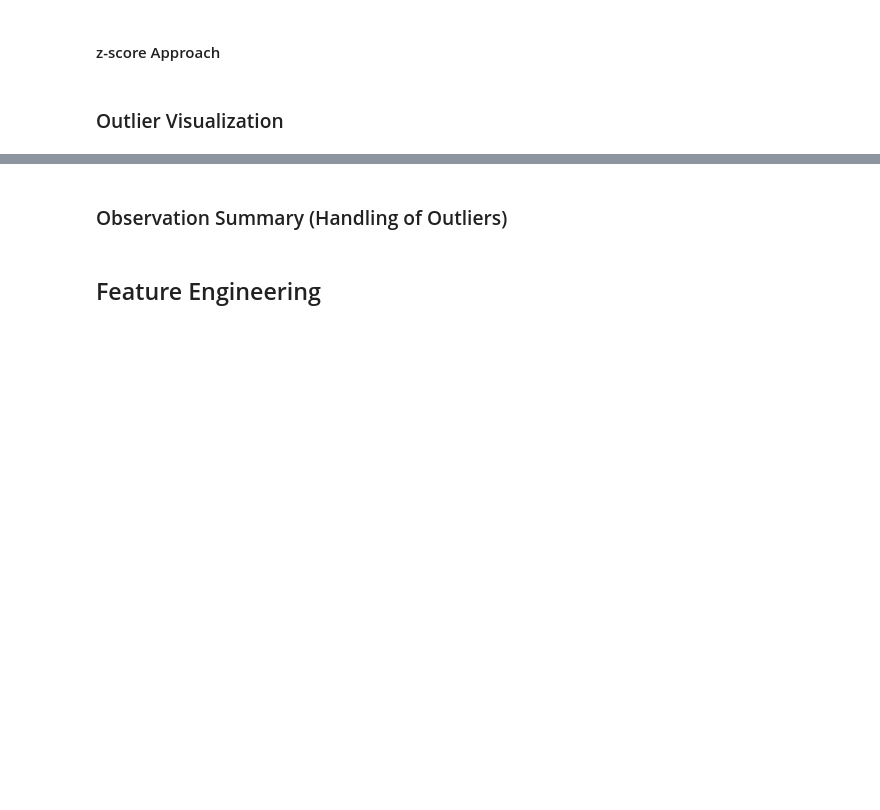
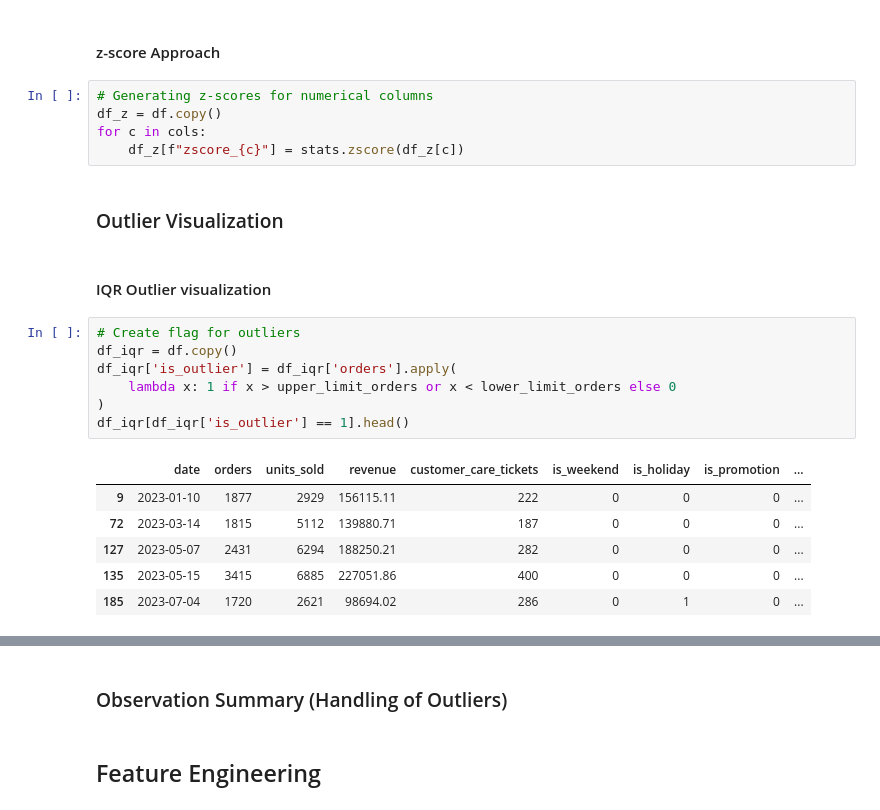
Before and after one commit to traha-89/ecommerce_demand_forecasting, a Jupyter notebook: notebooks/demand_forecasting_analysis.ipynb, the cells around one changed output, grey strips where cells are left out. Cells and saved outputs as stored; diff of their text form; blank space fills up the shorter version.

```diff
--- a/notebooks/demand_forecasting_analysis.ipynb
+++ b/notebooks/demand_forecasting_analysis.ipynb
@@ -118,4 +132,25 @@ df.duplicated().sum()
 # %% [markdown]
 #### z-score Approach
+# %%
+# Generating z-scores for numerical columns
+df_z = df.copy()
+for c in cols:
+    df_z[f"zscore_{c}"] = stats.zscore(df_z[c])
 # %% [markdown]
 ### Outlier Visualization
+# %% [markdown]
+#### IQR Outlier visualization
+# %%
+# Create flag for outliers
+df_iqr = df.copy()
+df_iqr['is_outlier'] = df_iqr['orders'].apply(
+    lambda x: 1 if x > upper_limit_orders or x < lower_limit_orders else 0
+)
+df_iqr[df_iqr['is_outlier'] == 1].head()
+# %% [output]
+|  | date | orders | units_sold | revenue | customer_care_tickets | is_weekend | is_holiday | is_promotion | ... |
+| 9 | 2023-01-10 | 1877 | 2929 | 156115.11 | 222 | 0 | 0 | 0 | ... |
+| 72 | 2023-03-14 | 1815 | 5112 | 139880.71 | 187 | 0 | 0 | 0 | ... |
+| 127 | 2023-05-07 | 2431 | 6294 | 188250.21 | 282 | 0 | 0 | 0 | ... |
+| 135 | 2023-05-15 | 3415 | 6885 | 227051.86 | 400 | 0 | 0 | 0 | ... |
+| 185 | 2023-07-04 | 1720 | 2621 | 98694.02 | 286 | 0 | 1 | 0 | ... |
```
Also changed, not shown: parts of 6 cells of this notebook.
